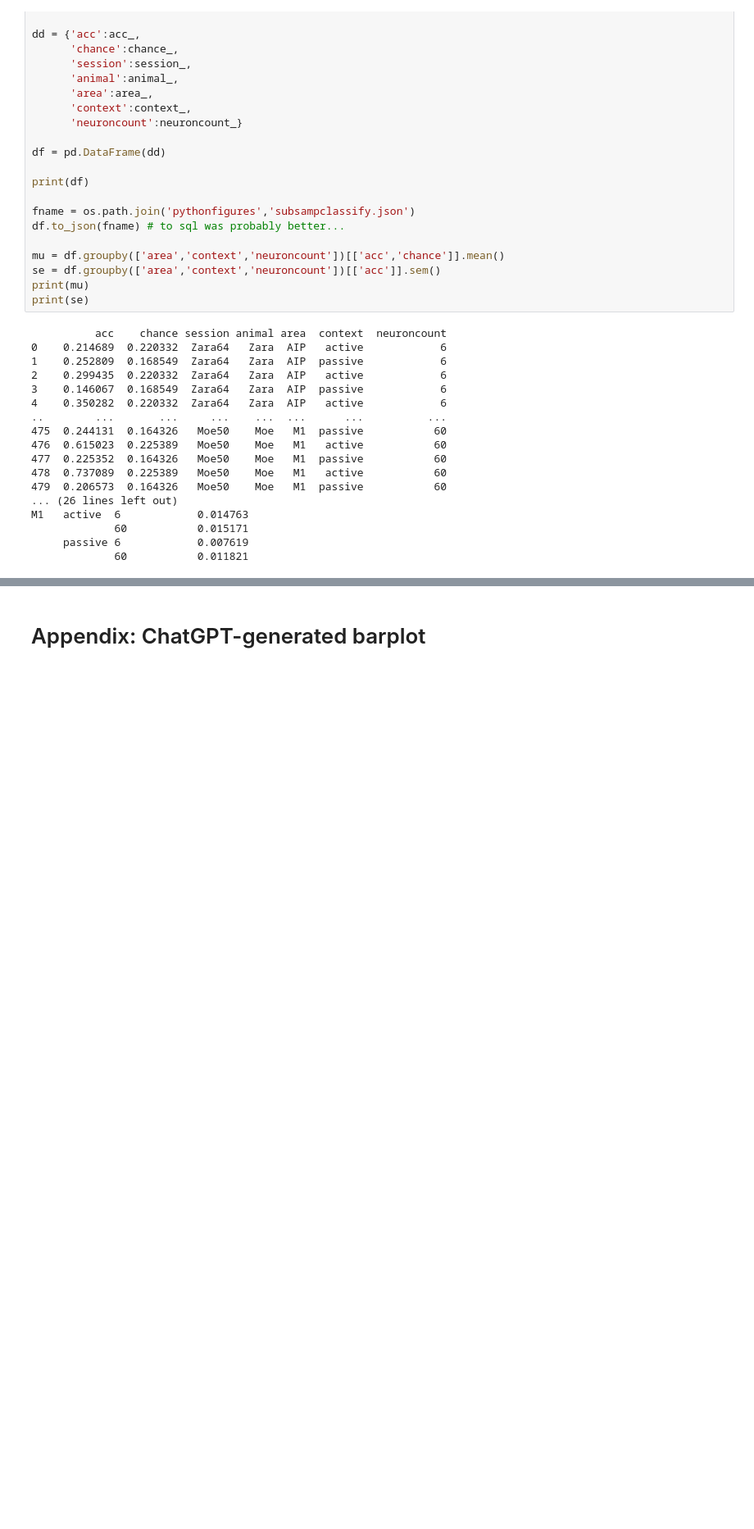
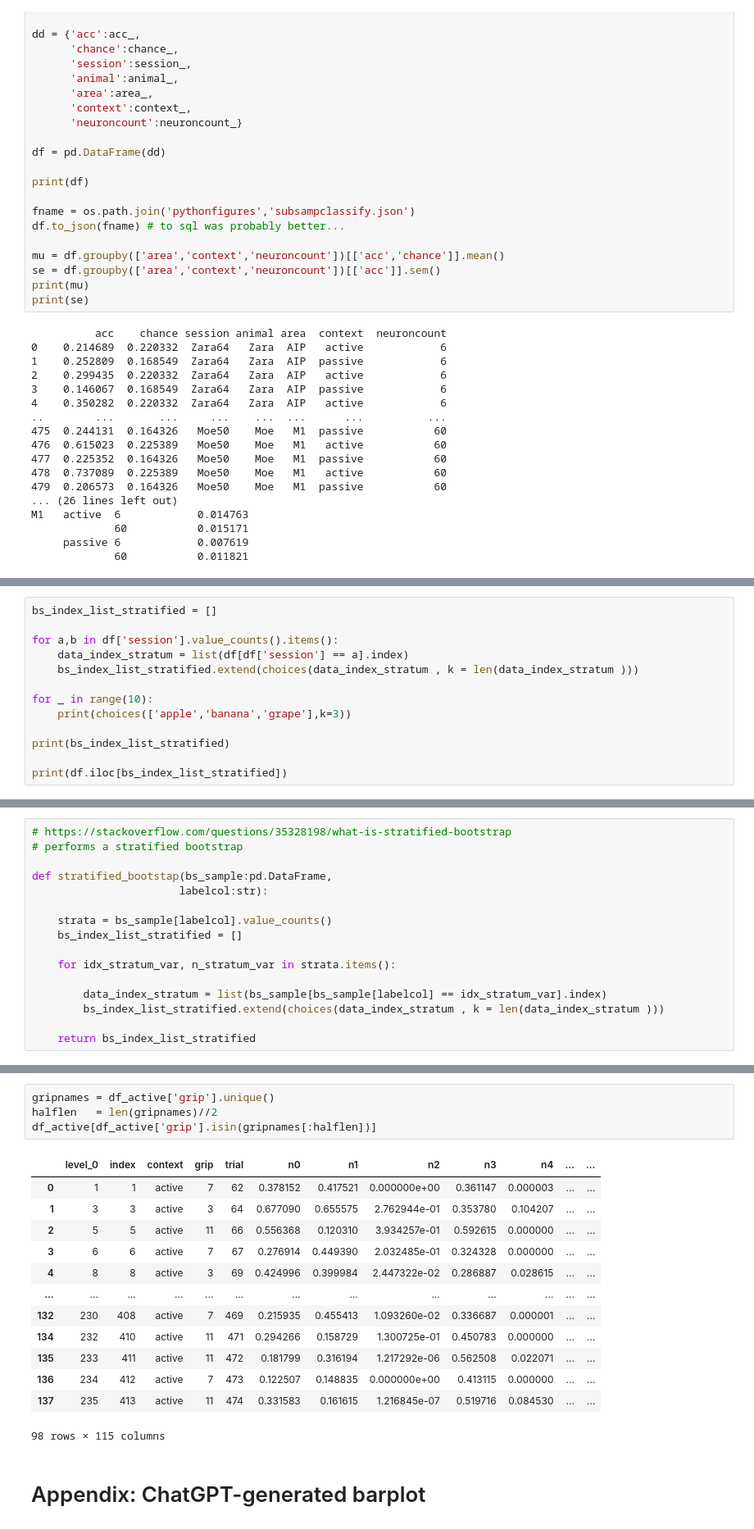
Before and after one commit to jmgoodman/Observation-Action-Analyses, a Jupyter notebook: pythonfigures/Notebooks/Poster-Analyses.ipynb, the cells around one changed output, grey strips where cells are left out. Shown at 82% size. Drawn from its saved outputs; the diff is of its cells as text; blank space fills up the shorter version.

```diff
--- a/pythonfigures/Notebooks/Poster-Analyses.ipynb
+++ b/pythonfigures/Notebooks/Poster-Analyses.ipynb
@@ -1758,0 +1734,13 @@ print(q)
+# %%
+bs_index_list_stratified = []
+
+for a,b in df['session'].value_counts().items():
+    data_index_stratum = list(df[df['session'] == a].index)
+    bs_index_list_stratified.extend(choices(data_index_stratum , k = len(data_index_stratum )))
+
+for _ in range(10):
+    print(choices(['apple','banana','grape'],k=3))
+
+print(bs_index_list_stratified)
+
+print(df.iloc[bs_index_list_stratified])
@@ -1761,2 +1791,18 @@ print(q)
+# %%
+# https://stackoverflow.com/questions/35328198/what-is-stratified-bootstrap
+# performs a stratified bootstrap
+
+def stratified_bootstap(bs_sample:pd.DataFrame,
+                       labelcol:str):
+
+    strata = bs_sample[labelcol].value_counts()
+    bs_index_list_stratified = []
+
+    for idx_stratum_var, n_stratum_var in strata.items():
+
+        data_index_stratum = list(bs_sample[bs_sample[labelcol] == idx_stratum_var].index)
+        bs_index_list_stratified.extend(choices(data_index_stratum , k = len(data_index_stratum )))
+
+    return bs_index_list_stratified
 # %%
 # alignment (todo!)
@@ -1893,3 +2045,21 @@ for ndims in range(1,maxvecs):
+# %%
+gripnames = df_active['grip'].unique()
+halflen   = len(gripnames)//2
+df_active[df_active['grip'].isin(gripnames[:halflen])]
+# %% [output]
+|  | level_0 | index | context | grip | trial | n0 | n1 | n2 | n3 | n4 | ... | ... |
+| 0 | 1 | 1 | active | 7 | 62 | 0.378152 | 0.417521 | 0.000000e+00 | 0.361147 | 0.000003 | ... | ... |
+| 1 | 3 | 3 | active | 3 | 64 | 0.677090 | 0.655575 | 2.762944e-01 | 0.353780 | 0.104207 | ... | ... |
+| 2 | 5 | 5 | active | 11 | 66 | 0.556368 | 0.120310 | 3.934257e-01 | 0.592615 | 0.000000 | ... | ... |
+| 3 | 6 | 6 | active | 7 | 67 | 0.276914 | 0.449390 | 2.032485e-01 | 0.324328 | 0.000000 | ... | ... |
+| 4 | 8 | 8 | active | 3 | 69 | 0.424996 | 0.399984 | 2.447322e-02 | 0.286887 | 0.028615 | ... | ... |
+| ... | ... | ... | ... | ... | ... | ... | ... | ... | ... | ... | ... | ... |
+| 132 | 230 | 408 | active | 7 | 469 | 0.215935 | 0.455413 | 1.093260e-02 | 0.336687 | 0.000001 | ... | ... |
+| 134 | 232 | 410 | active | 11 | 471 | 0.294266 | 0.158729 | 1.300725e-01 | 0.450783 | 0.000000 | ... | ... |
+| 135 | 233 | 411 | active | 11 | 472 | 0.181799 | 0.316194 | 1.217292e-06 | 0.562508 | 0.022071 | ... | ... |
+| 136 | 234 | 412 | active | 7 | 473 | 0.122507 | 0.148835 | 0.000000e+00 | 0.413115 | 0.000000 | ... | ... |
+| 137 | 235 | 413 | active | 11 | 474 | 0.331583 | 0.161615 | 1.216845e-07 | 0.519716 | 0.084530 | ... | ... |
+98 rows × 115 columns
 # %% [markdown]
 # Appendix: ChatGPT-generated barplot
 # %%
```
Also changed, not shown: parts of 13 cells of this notebook.
